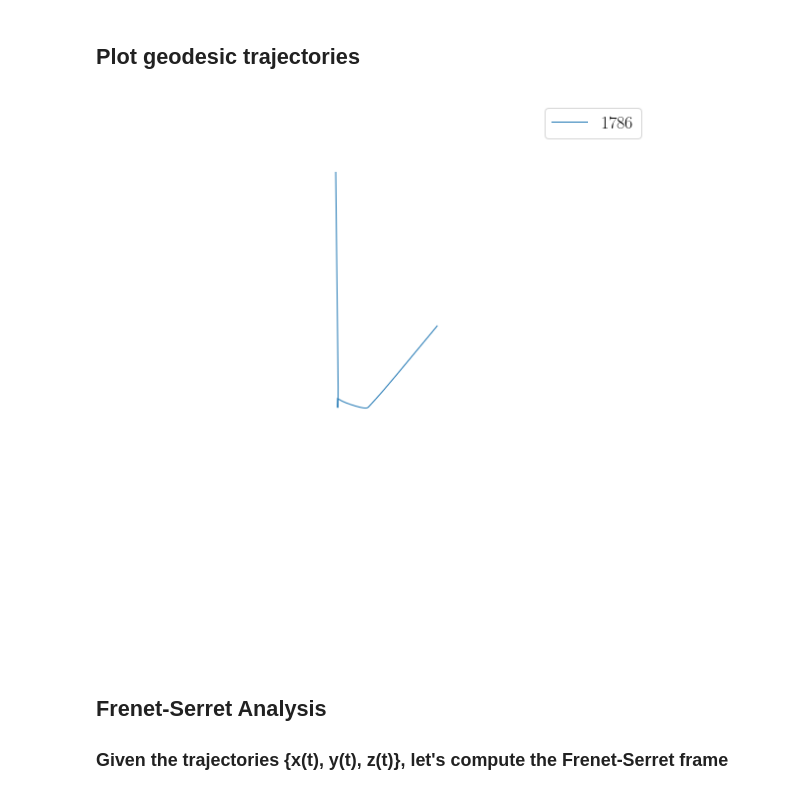
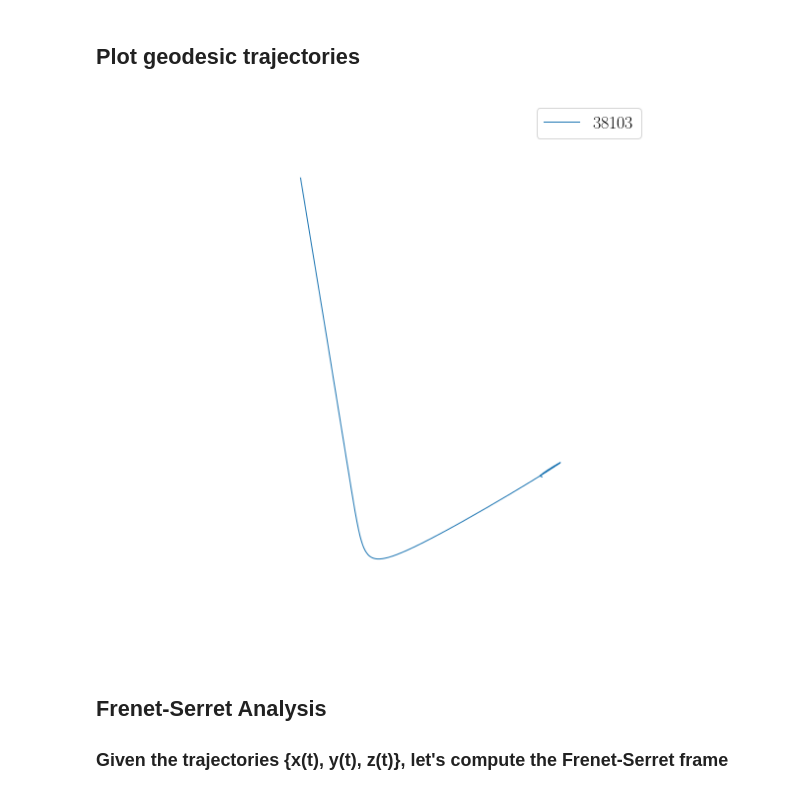
Before and after one commit to mariaokounkova/TracingMerger, a Jupyter notebook: Analysis.ipynb, the cells around one changed output. Saved outputs shown, nothing was run; the diff lists cells and outputs as text; code cells hidden in the pictures.

```diff
--- a/Analysis.ipynb
+++ b/Analysis.ipynb
@@ -386,7 +386,7 @@ def PlotGetTrajectoriesFromH5(p_arr):
         #Indices = GetGeodesicIndices(p)[0:1]
         Indices = GetGeodesicsZeroCrossingsIndices(p, 4)
         #Indices = [12237]
-        Indices = [1786]
+        Indices = [38103]
         #print(Indices)
 
         #cmap = matplotlib.cm.get_cmap('jet')
@@ -433,9 +433,9 @@ def PlotGetTrajectoriesFromH5(p_arr):
     plt.tight_layout()
     plt.show()
 # %%
-PlotGetTrajectoriesFromH5(['Data/TraceHeadOn_0_0_100_319.7_Horizon/'])
+PlotGetTrajectoriesFromH5(['Data/TraceHeadOn_0_0_100_150/'])
 # %% [output]
-[figure, old version]
+[figure, new version]
 # %% [markdown]
 ## Frenet-Serret Analysis
 
```
Also changed, not shown: parts of 6 cells of this notebook.
